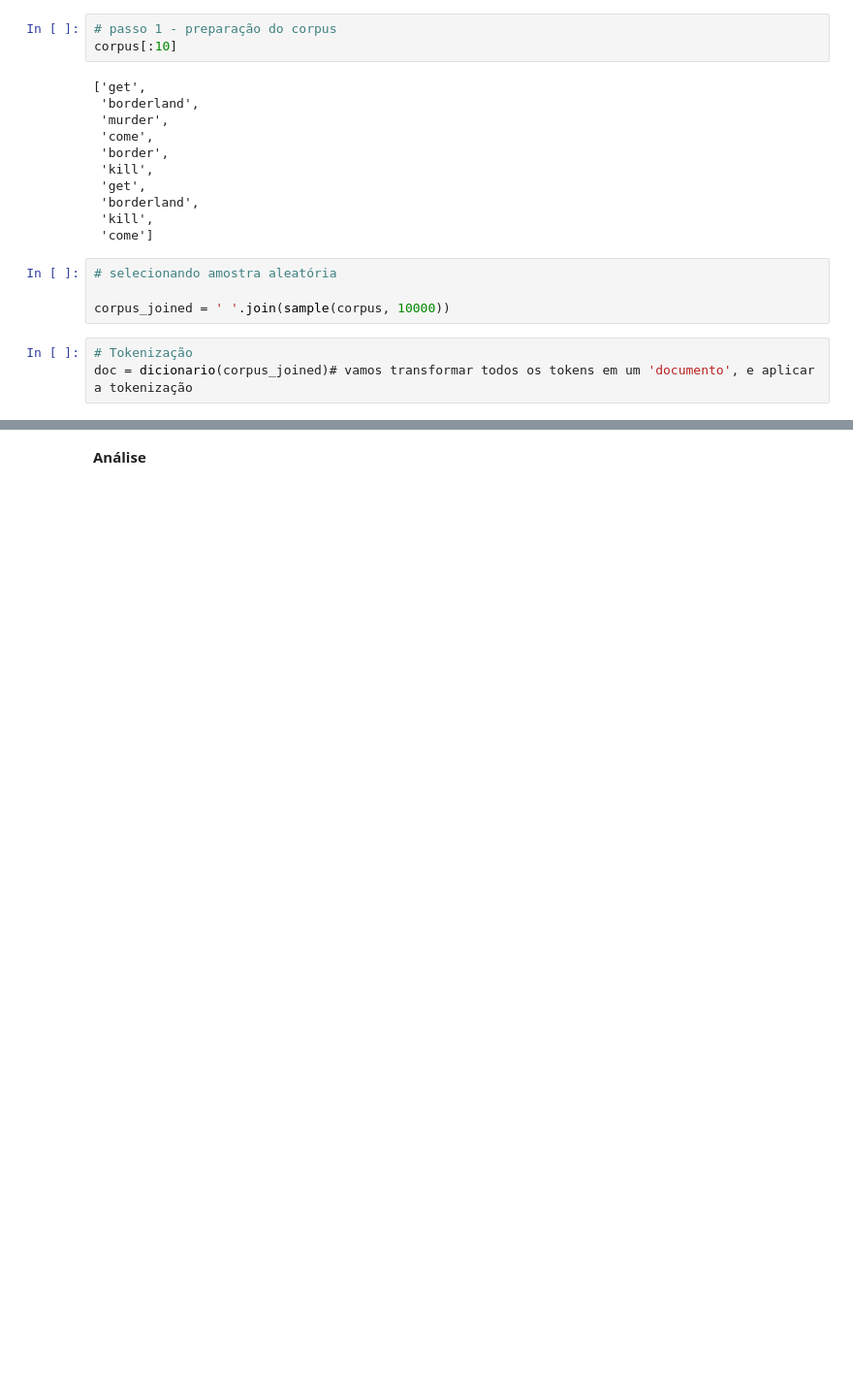
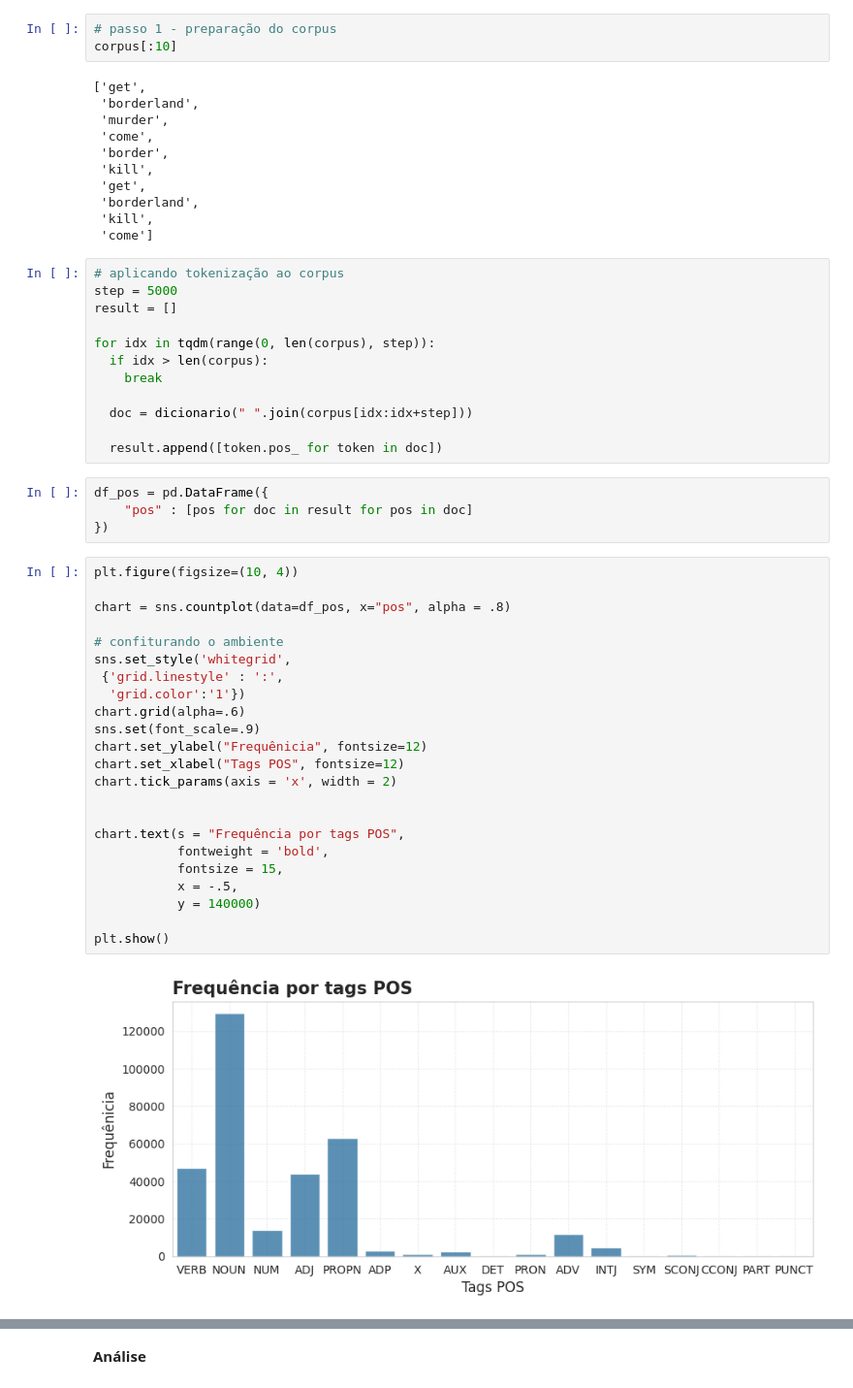
Before and after one commit to Fagner608/classificacao_sentimento, a Jupyter notebook: src/Analise_sentimento_EDA_2.ipynb, the cells around one changed output, grey strips where cells are left out. Shown at 97% size. Saved outputs shown, nothing was run; the diff lists cells and outputs as text; blank space fills up the shorter version.

```diff
--- a/src/Analise_sentimento_EDA_2.ipynb
+++ b/src/Analise_sentimento_EDA_2.ipynb
@@ -1049,10 +1046,44 @@ corpus[:10]
  'borderland',
  'kill',
  'come']
-# %%
-# selecionando amostra aleatória
-
-corpus_joined = ' '.join(sample(corpus, 10000))
-# %%
-# Tokenização
-doc = dicionario(corpus_joined)# vamos transformar todos os tokens em um 'documento', e aplicar a tokenização
+# %%
+# aplicando tokenização ao corpus
+step = 5000
+result = []
+
+for idx in tqdm(range(0, len(corpus), step)):
+  if idx > len(corpus):
+    break
+
+  doc = dicionario(" ".join(corpus[idx:idx+step]))
+
+  result.append([token.pos_ for token in doc])
+# %%
+df_pos = pd.DataFrame({
+    "pos" : [pos for doc in result for pos in doc]
+})
+# %%
+plt.figure(figsize=(10, 4))
+
+chart = sns.countplot(data=df_pos, x="pos", alpha = .8)
+
+# confiturando o ambiente
+sns.set_style('whitegrid',
+ {'grid.linestyle' : ':',
+  'grid.color':'1'})
+chart.grid(alpha=.6)
+sns.set(font_scale=.9)
+chart.set_ylabel("Frequênicia", fontsize=12)
+chart.set_xlabel("Tags POS", fontsize=12)
+chart.tick_params(axis = 'x', width = 2)
+
+
+chart.text(s = "Frequência por tags POS",
+           fontweight = 'bold',
+           fontsize = 15,
+           x = -.5,
+           y = 140000)
+
+plt.show()
+# %% [output]
+[figure, added]
```
Also changed, not shown: parts of 37 cells of this notebook.
